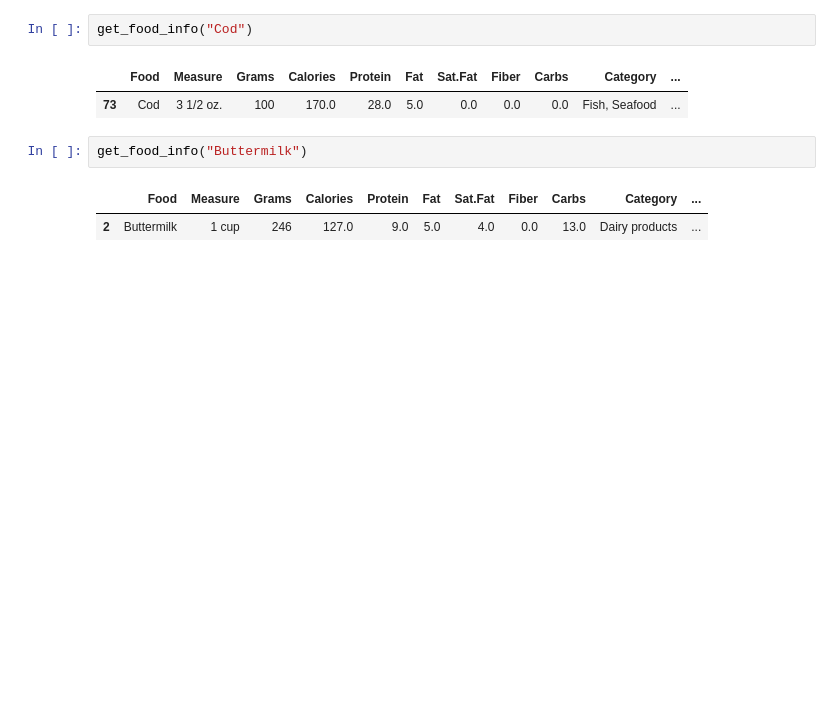
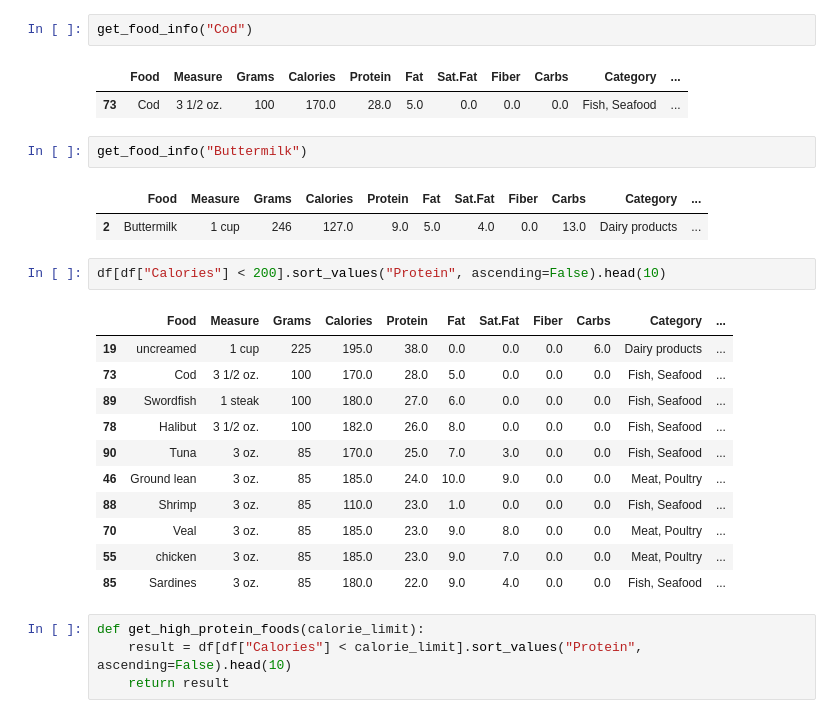
Before and after one commit to hrushikesh-pawar/nutrition-macro-predictor, a Jupyter notebook: nutrition.ipynb, the cells around one changed output. Cells and saved outputs as stored; diff of their text form; blank space fills up the shorter version.

Commit message:
Add goal-based food recommendation function.

```diff
--- a/nutrition.ipynb
+++ b/nutrition.ipynb
@@ -445,3 +445,21 @@ get_food_info("Buttermilk")
 # %% [output]
 |  | Food | Measure | Grams | Calories | Protein | Fat | Sat.Fat | Fiber | Carbs | Category | ... |
 | 2 | Buttermilk | 1 cup | 246 | 127.0 | 9.0 | 5.0 | 4.0 | 0.0 | 13.0 | Dairy products | ... |
+# %%
+df[df["Calories"] < 200].sort_values("Protein", ascending=False).head(10)
+# %% [output]
+|  | Food | Measure | Grams | Calories | Protein | Fat | Sat.Fat | Fiber | Carbs | Category | ... |
+| 19 | uncreamed | 1 cup | 225 | 195.0 | 38.0 | 0.0 | 0.0 | 0.0 | 6.0 | Dairy products | ... |
+| 73 | Cod | 3 1/2 oz. | 100 | 170.0 | 28.0 | 5.0 | 0.0 | 0.0 | 0.0 | Fish, Seafood | ... |
+| 89 | Swordfish | 1 steak | 100 | 180.0 | 27.0 | 6.0 | 0.0 | 0.0 | 0.0 | Fish, Seafood | ... |
+| 78 | Halibut | 3 1/2 oz. | 100 | 182.0 | 26.0 | 8.0 | 0.0 | 0.0 | 0.0 | Fish, Seafood | ... |
+| 90 | Tuna | 3 oz. | 85 | 170.0 | 25.0 | 7.0 | 3.0 | 0.0 | 0.0 | Fish, Seafood | ... |
+| 46 | Ground lean | 3 oz. | 85 | 185.0 | 24.0 | 10.0 | 9.0 | 0.0 | 0.0 | Meat, Poultry | ... |
+| 88 | Shrimp | 3 oz. | 85 | 110.0 | 23.0 | 1.0 | 0.0 | 0.0 | 0.0 | Fish, Seafood | ... |
+| 70 | Veal | 3 oz. | 85 | 185.0 | 23.0 | 9.0 | 8.0 | 0.0 | 0.0 | Meat, Poultry | ... |
+| 55 | chicken | 3 oz. | 85 | 185.0 | 23.0 | 9.0 | 7.0 | 0.0 | 0.0 | Meat, Poultry | ... |
+| 85 | Sardines | 3 oz. | 85 | 180.0 | 22.0 | 9.0 | 4.0 | 0.0 | 0.0 | Fish, Seafood | ... |
+# %%
+def get_high_protein_foods(calorie_limit):
+    result = df[df["Calories"] < calorie_limit].sort_values("Protein", ascending=False).head(10)
+    return result
```
Also changed, not shown: parts of 6 cells of this notebook.
